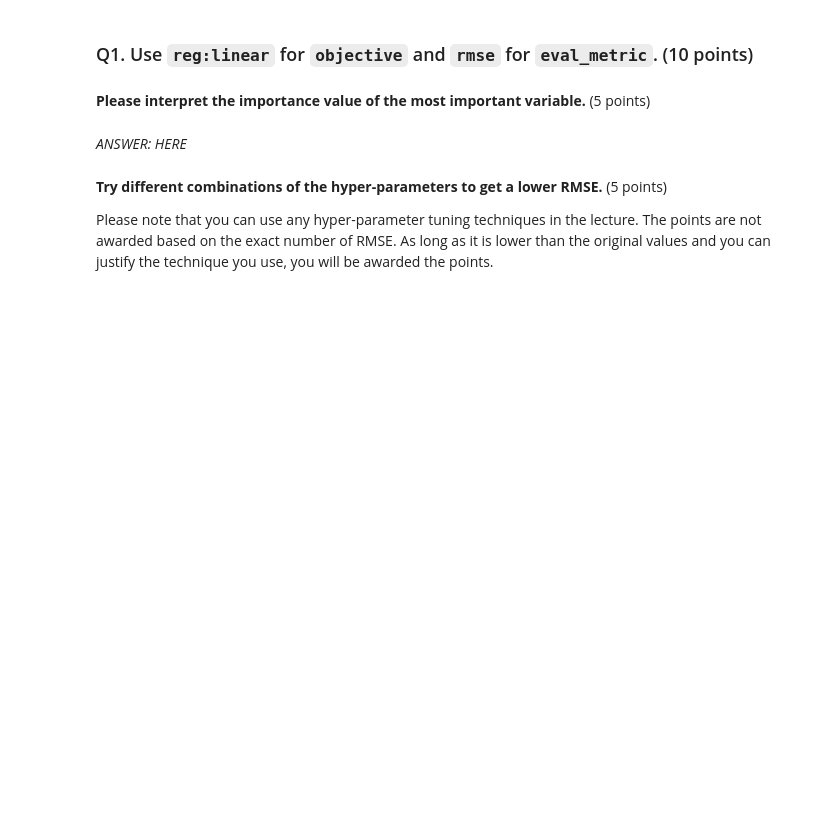
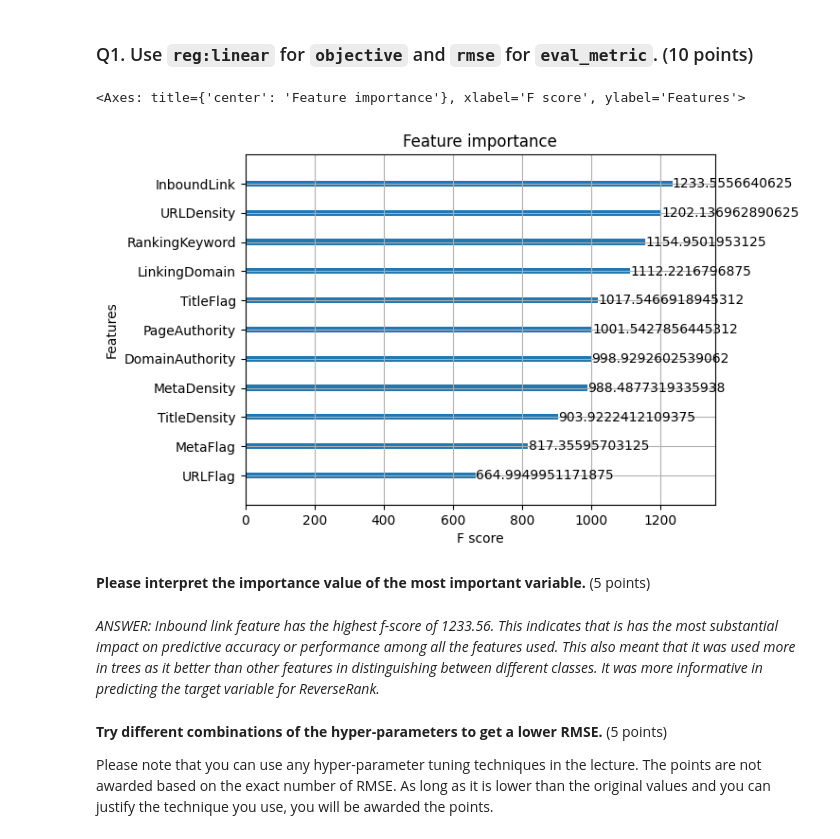
Before and after one commit to wadeyman/BT4212, a Jupyter notebook: HW4.ipynb, the cells around one changed output. Saved outputs shown, nothing was run; the diff lists cells and outputs as text; code cells hidden in the pictures; blank space fills up the shorter version.

```diff
--- a/HW4.ipynb
+++ b/HW4.ipynb
@@ -414,3 +412,10 @@ Reference: https://xgboost.readthedocs.io/en/latest/python/index.html
+# %%
+# Data Input
+X_train = train_feature # trainig feature, as a dataframe in pandas
+X_test = test_feature # test feature, as a df
+
+y_train = train_label.values # training label, as a numpy array
+y_test = test_label.values # test label, as a np array
 # %% [markdown]
 ### Q1. Use `reg:linear` for `objective` and `rmse` for `eval_metric`. (10 points)
 # %%
@@ -428,13 +433,18 @@ reg = xgb.XGBRegressor(max_depth = 6,
                        seed = 1)
 # %%
 # Fit the model by your_model.fit(X_train, y_train)
+model = reg.fit(X_train, y_train)
 # %%
 # Show the feature importance plot. Use plot_importance(your_model, importance_type = 'gain')
 # If you don't see your plot, please run this cell again.
+plot_importance(model, importance_type = 'gain')
+# %% [output]
+<Axes: title={'center': 'Feature importance'}, xlabel='F score', ylabel='Features'>
+[figure, added]
 # %% [markdown]
 **Please interpret the importance value of the most important variable.** (5 points)
-# %% [markdown]
-*ANSWER: HERE*
+# %% [markdown]
+*ANSWER: Inbound link feature has the highest f-score of 1233.56. This indicates that is has the most substantial impact on predictive accuracy or performance among all the features used. This also meant that it was used more in trees as it better than other features in distinguishing between different classes. It was more informative in predicting the target variable for ReverseRank.*
 # %%
 # Make prediction: y_pred should be the output of your prediction, it cotains value
 # from 3 to 100 (may not be integers)
```
Also changed, not shown: parts of 4 cells of this notebook.
